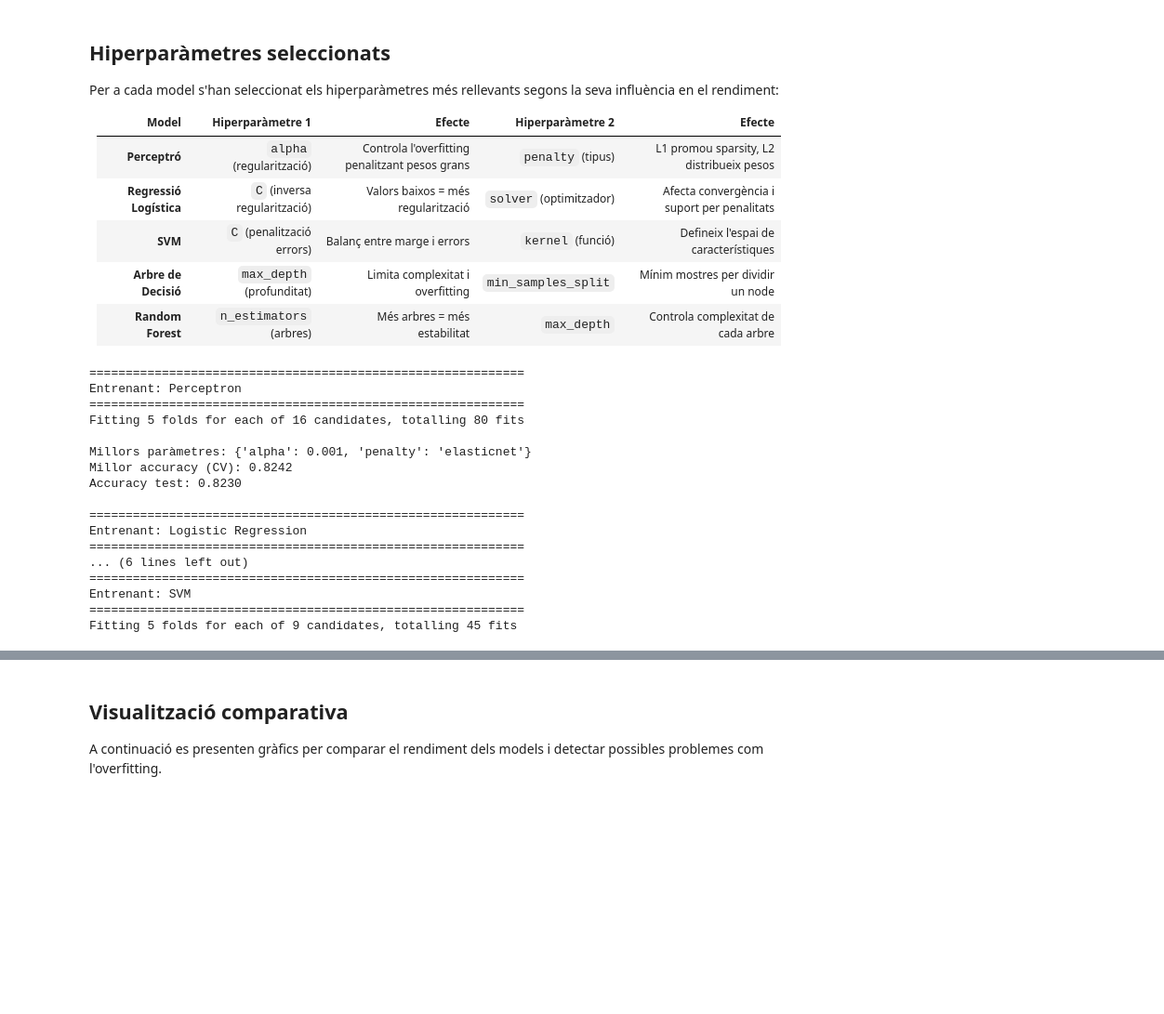
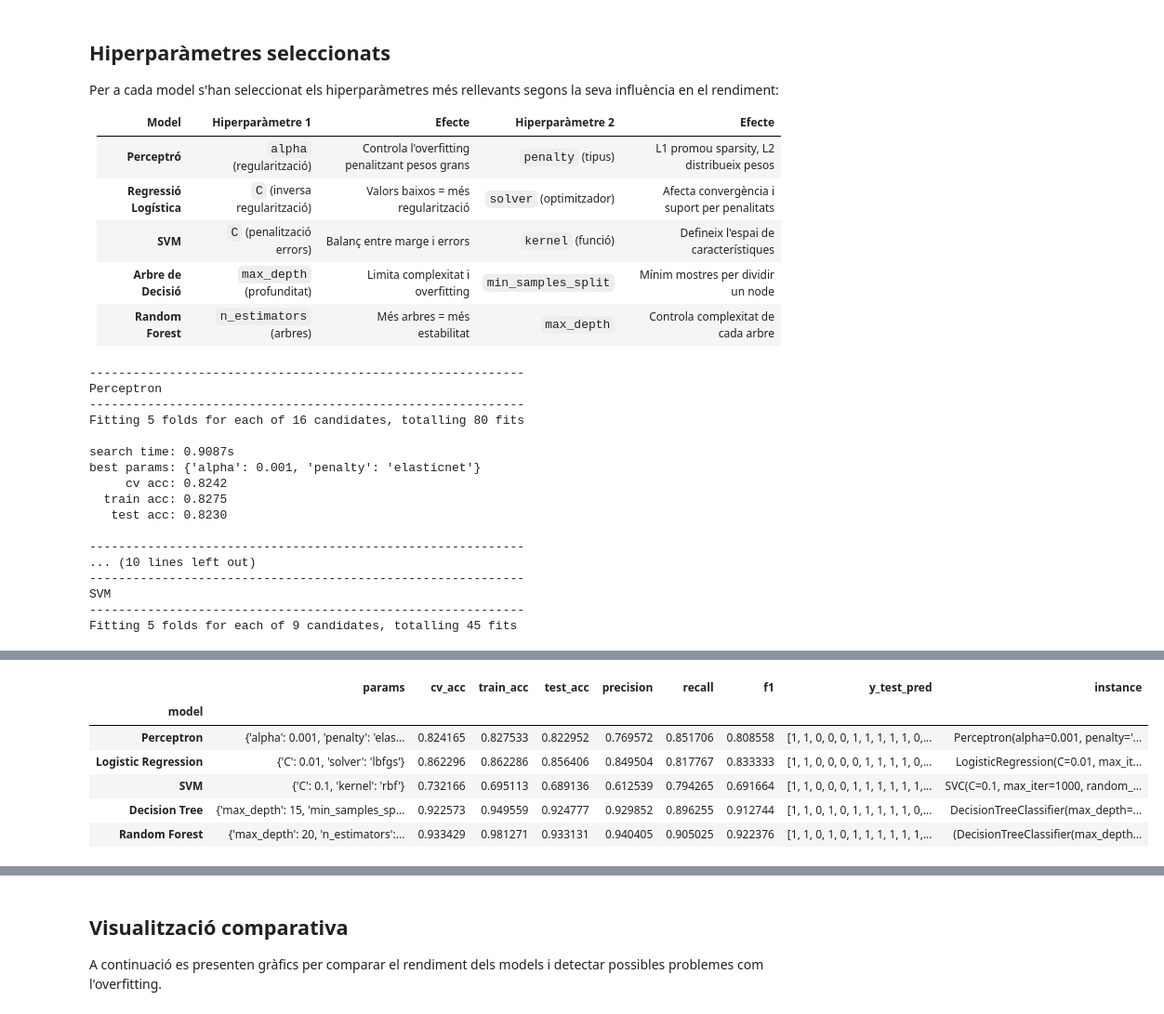
Before and after one commit to serafi-nebot-uib/ia_2025, a Jupyter notebook: notebooks/practica-3/main.ipynb, the cells around one changed output, grey strips where cells are left out. Shown at 93% size. Saved outputs shown, nothing was run; the diff lists cells and outputs as text; code cells hidden in the pictures; blank space fills up the shorter version.

```diff
--- a/notebooks/practica-3/main.ipynb
+++ b/notebooks/practica-3/main.ipynb
@@ -501,40 +504,27 @@ models_params = {
     )
 }
 
-# Emmagatzemar resultats
 results = {}
 
 for name, (model, params) in models_params.items():
-    print(f"{'='*60}")
-    print(f"Entrenant: {name}")
-    print(f"{'='*60}")
+    print(f"{"-"*60}")
+    print(name)
+    print(f"{"-"*60}")
 
-    # GridSearchCV amb 5-fold cross-validation
-    gs = GridSearchCV(
-        estimator=model,
-        param_grid=params,
-        cv=5,
-        scoring="accuracy",
-        n_jobs=-1,
-        verbose=1
-    )
+    start = time.perf_counter()
+    gs = GridSearchCV(estimator=model, param_grid=params, cv=5, scoring="accuracy", n_jobs=-1, verbose=1)
     gs.fit(X_train_scaled, y_train)
+    end = time.perf_counter()
 
-    # Guardar millors paràmetres
-    print(f"\nMillors paràmetres: {gs.best_params_}")
-    print(f"Millor accuracy (CV): {gs.best_score_:.4f}")
-
-    # Avaluar amb el millor model
     best_model = gs.best_estimator_
     y_train_pred = best_model.predict(X_train_scaled)
     y_test_pred = best_model.predict(X_test_scaled)
 
-    # Calcular mètriques
     results[name] = {
-        "best_params": gs.best_params_,
-        "cv_accuracy": gs.best_score_,
-        "train_accuracy": accuracy_score(y_train, y_train_pred),
-        "test_accuracy": accuracy_score(y_test, y_test_pred),
+        "params": gs.best_params_,
+        "cv_acc": gs.best_score_,
+        "train_acc": accuracy_score(y_train, y_train_pred),
+        "test_acc": accuracy_score(y_test, y_test_pred),
         "precision": precision_score(y_test, y_test_pred),
         "recall": recall_score(y_test, y_test_pred),
         "f1": f1_score(y_test, y_test_pred),
@@ -542,23 +532,34 @@ for name, (model, params) in models_params.items():
         "model": best_model
     }
 
-    print(f"Accuracy test: {results[name]['test_accuracy']:.4f}")
     print()
+    print(f"search time: {end - start:6.4f}s")
+    print(f"best params: {results[name]["params"]}")
+    print(f"     cv acc: {results[name]["cv_acc"]:.4f}")
+    print(f"  train acc: {results[name]["train_acc"]:.4f}")
+    print(f"   test acc: {results[name]["test_acc"]:.4f}")
+    print()
+
+results = (pd.DataFrame.from_dict(results, orient="index").reset_index()
+                       .rename(columns={"model": "instance"})
+                       .rename(columns={"index": "model"})
+                       .set_index("model"))
+results
 # %% [output]
-============================================================
-Entrenant: Perceptron
-============================================================
+------------------------------------------------------------
+Perceptron
+------------------------------------------------------------
 Fitting 5 folds for each of 16 candidates, totalling 80 fits
 
-Millors paràmetres: {'alpha': 0.001, 'penalty': 'elasticnet'}
-Millor accuracy (CV): 0.8242
-Accuracy test: 0.8230
+search time: 0.9087s
+best params: {'alpha': 0.001, 'penalty': 'elasticnet'}
+     cv acc: 0.8242
+  train acc: 0.8275
+   test acc: 0.8230
 
-============================================================
-Entrenant: Logistic Regression
-============================================================
-... (6 lines left out)
-============================================================
-Entrenant: SVM
-============================================================
+------------------------------------------------------------
+... (10 lines left out)
+------------------------------------------------------------
+SVM
+------------------------------------------------------------
 Fitting 5 folds for each of 9 candidates, totalling 45 fits
@@ -581,0 +583,7 @@ Accuracy test: 0.9338
+|  | params | cv_acc | train_acc | test_acc | precision | recall | f1 | y_test_pred | instance |
+| model |  |  |  |  |  |  |  |  |  |
+| Perceptron | {'alpha': 0.001, 'penalty': 'elas... | 0.824165 | 0.827533 | 0.822952 | 0.769572 | 0.851706 | 0.808558 | [1, 1, 0, 0, 0, 1, 1, 1, 1, 1, 0,... | Perceptron(alpha=0.001, penalty='... |
+| Logistic Regression | {'C': 0.01, 'solver': 'lbfgs'} | 0.862296 | 0.862286 | 0.856406 | 0.849504 | 0.817767 | 0.833333 | [1, 1, 0, 0, 0, 0, 1, 1, 1, 1, 0,... | LogisticRegression(C=0.01, max_it... |
+| SVM | {'C': 0.1, 'kernel': 'rbf'} | 0.732166 | 0.695113 | 0.689136 | 0.612539 | 0.794265 | 0.691664 | [1, 1, 0, 0, 0, 1, 1, 1, 1, 1, 1,... | SVC(C=0.1, max_iter=1000, random_... |
+| Decision Tree | {'max_depth': 15, 'min_samples_sp... | 0.922573 | 0.949559 | 0.924777 | 0.929852 | 0.896255 | 0.912744 | [1, 1, 0, 1, 0, 1, 1, 1, 1, 1, 0,... | DecisionTreeClassifier(max_depth=... |
+| Random Forest | {'max_depth': 20, 'n_estimators':... | 0.933429 | 0.981271 | 0.933131 | 0.940405 | 0.905025 | 0.922376 | [1, 1, 0, 1, 0, 1, 1, 1, 1, 1, 1,... | (DecisionTreeClassifier(max_depth... |
```
Also changed, not shown: parts of 11 cells of this notebook.
